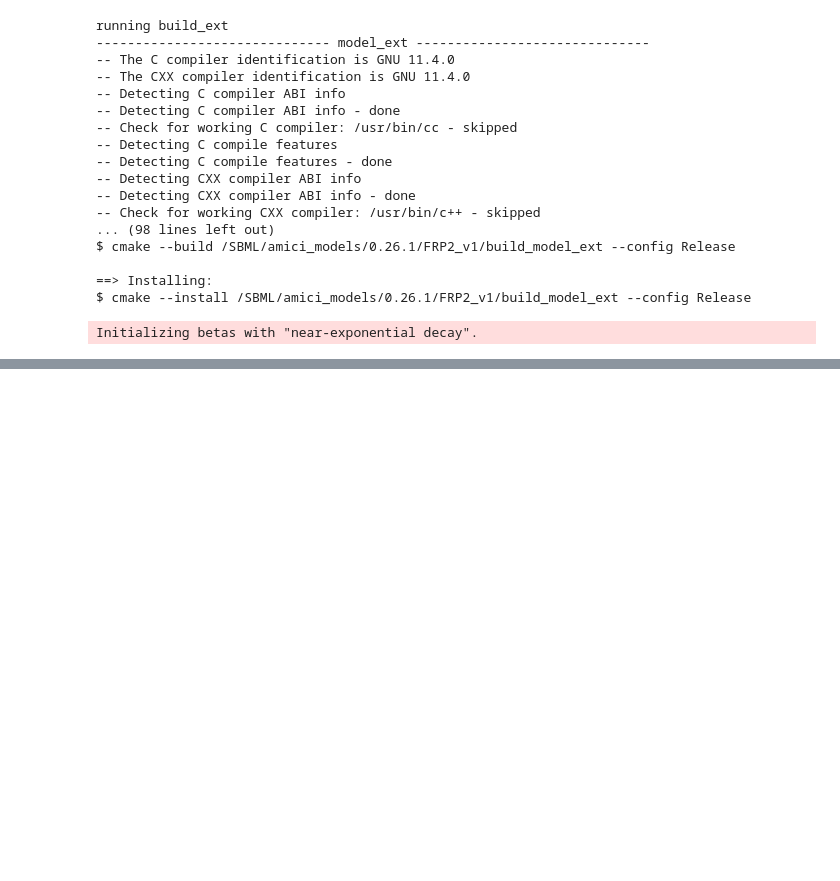
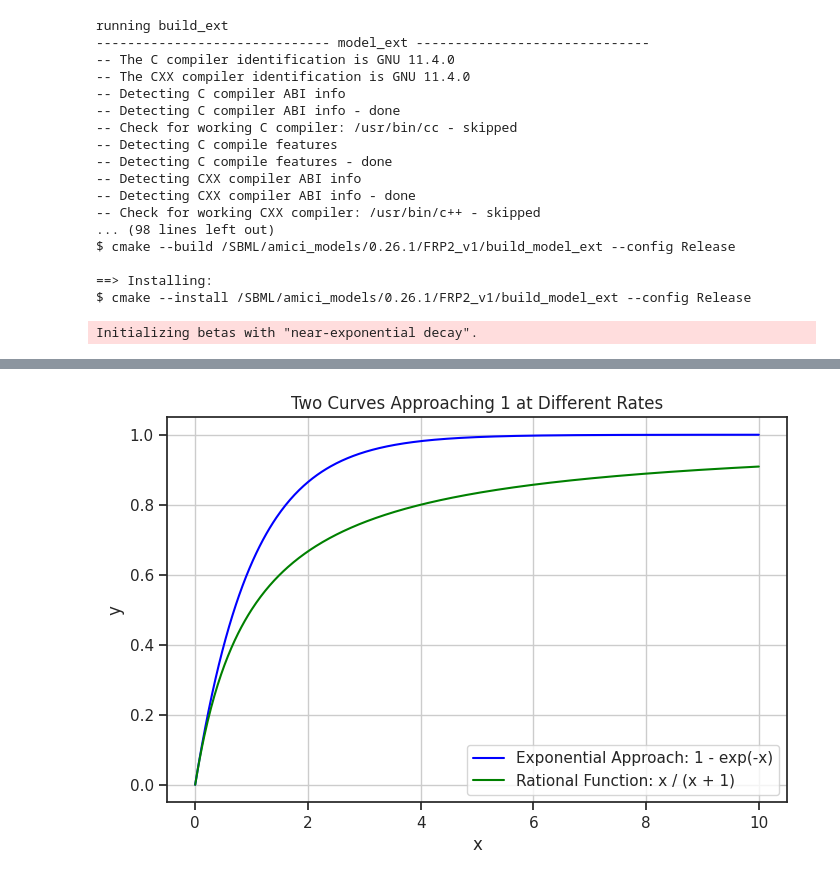
Before and after one commit to shivanimadhan/kinetic-ode-fitting, a Jupyter notebook: PyPESTO/FRP/FRP2_v1.ipynb, the cells around one changed output, grey strips where cells are left out. Cells and saved outputs as stored; diff of their text form; code cells hidden in the pictures; blank space fills up the shorter version.

```diff
--- a/PyPESTO/FRP/FRP2_v1.ipynb
+++ b/PyPESTO/FRP/FRP2_v1.ipynb
@@ -348,0 +471,23 @@ plt.show()
+# %%
+import numpy as np
+import matplotlib.pyplot as plt
+
+# Generate x values
+x = np.linspace(0, 10, 500)
+
+# Define two functions that approach 1 at different rates
+y1 = 1 - np.exp(-x)  # Curve 1: Approaches 1 exponentially
+y2 = x / (x + 1)     # Curve 2: Approaches 1 as a rational function
+
+# Plot the curves
+plt.figure(figsize=(8, 5))
+plt.plot(x, y1, label='Exponential Approach: 1 - exp(-x)', color='blue')
+plt.plot(x, y2, label='Rational Function: x / (x + 1)', color='green')
+plt.title('Two Curves Approaching 1 at Different Rates')
+plt.xlabel('x')
+plt.ylabel('y')
+plt.legend()
+plt.grid(True)
+plt.show()
+# %% [output]
+[figure, added]
```
Also changed, not shown: parts of 25 cells of this notebook, 34 other files.
